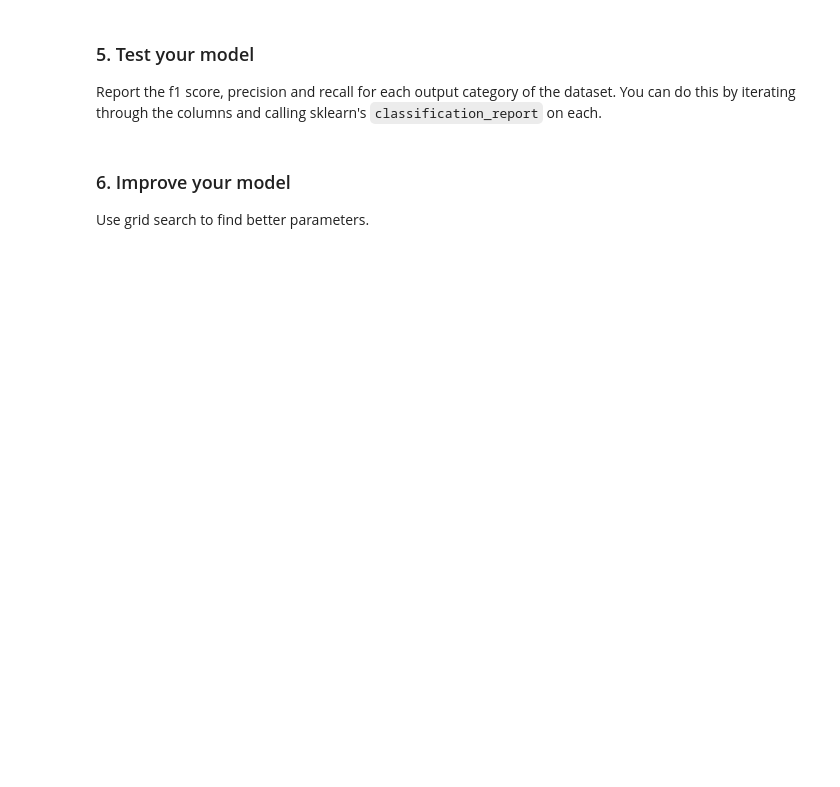
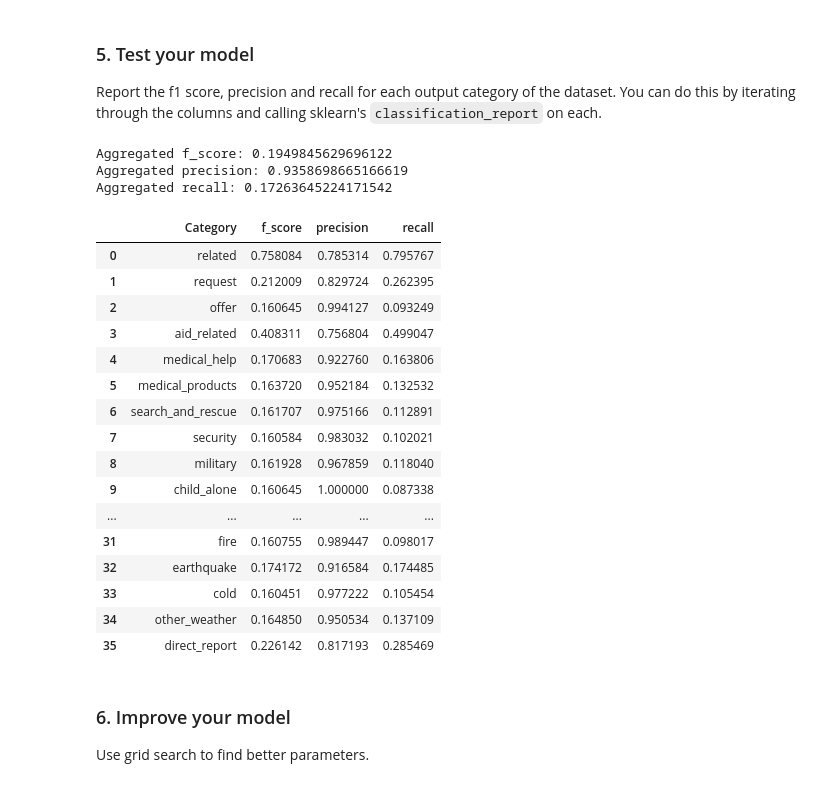
Before and after one commit to jose0628/ML-Pipeline-Project, a Jupyter notebook: ML Pipeline Preparation.ipynb, the cells around one changed output. Drawn from its saved outputs; the diff is of its cells as text; code cells hidden in the pictures; blank space fills up the shorter version.

```diff
--- a/ML Pipeline Preparation.ipynb
+++ b/ML Pipeline Preparation.ipynb
@@ -142,25 +168,14 @@ y_pred
 ### 5. Test your model
 Report the f1 score, precision and recall for each output category of the dataset. You can do this by iterating through the columns and calling sklearn's `classification_report` on each.
 # %%
-# def performance_results(model, X_test, y_test):
-#     '''
-#     Function to generate classification report on the model
-#     @param model: the model
-#     @param X_test: vector containing features
-#     @param y_test: vector containing the predictions
-#     Output: Prints the Classification report
-#     '''
-#     y_pred = model.predict(X_test)
-#     for i, col in enumerate(y_test):
-#         print(col)
-#         print(classification_report(y_test[col], y_pred[:, i]))
-
-
-def performance_results(y_test, y_pred):
+def performance_results(y_test, y_pred, category_names):
     num = 0
     categories, f_scores, precisions, recalls = [], [], [], []
     for cat in y_test.columns:
-        precision, recall, f_score, support = precision_recall_fscore_support(y_test[cat], y_pred[:,num], average='weighted')
+        precision, recall, f_score, support = precision_recall_fscore_support(y_test[cat],
+                                                                              y_pred[:, num],
+                                                                              average='weighted',
+                                                                              labels=category_names)
 
         categories.append(cat)
         f_scores.append(f_score)
@@ -174,7 +189,28 @@ def performance_results(y_test, y_pred):
     print('Aggregated recall:', results['recall'].mean())
     return results
 # %%
-performance_results(y_test, y_pred)
+performance_results(y_test, y_pred, category_names)
+# %% [output]
+Aggregated f_score: 0.1949845629696122
+Aggregated precision: 0.9358698665166619
+Aggregated recall: 0.17263645224171542
+|  | Category | f_score | precision | recall |
+| 0 | related | 0.758084 | 0.785314 | 0.795767 |
+| 1 | request | 0.212009 | 0.829724 | 0.262395 |
+| 2 | offer | 0.160645 | 0.994127 | 0.093249 |
+| 3 | aid_related | 0.408311 | 0.756804 | 0.499047 |
+| 4 | medical_help | 0.170683 | 0.922760 | 0.163806 |
+| 5 | medical_products | 0.163720 | 0.952184 | 0.132532 |
+| 6 | search_and_rescue | 0.161707 | 0.975166 | 0.112891 |
+| 7 | security | 0.160584 | 0.983032 | 0.102021 |
+| 8 | military | 0.161928 | 0.967859 | 0.118040 |
+| 9 | child_alone | 0.160645 | 1.000000 | 0.087338 |
+| ... | ... | ... | ... | ... |
+| 31 | fire | 0.160755 | 0.989447 | 0.098017 |
+| 32 | earthquake | 0.174172 | 0.916584 | 0.174485 |
+| 33 | cold | 0.160451 | 0.977222 | 0.105454 |
+| 34 | other_weather | 0.164850 | 0.950534 | 0.137109 |
+| 35 | direct_report | 0.226142 | 0.817193 | 0.285469 |
 # %% [markdown]
 ### 6. Improve your model
 Use grid search to find better parameters.
```
Also changed, not shown: parts of 6 cells of this notebook, 1 other file.
